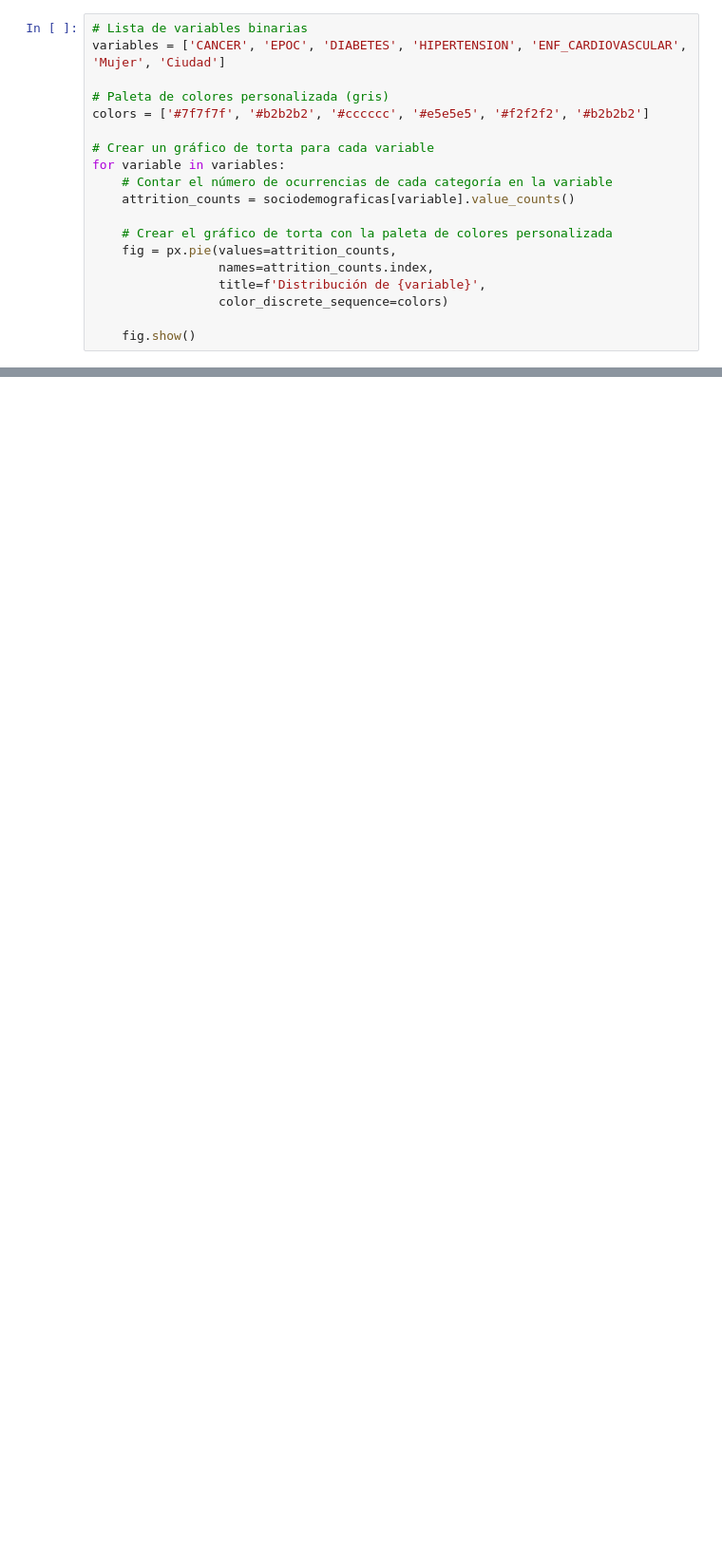
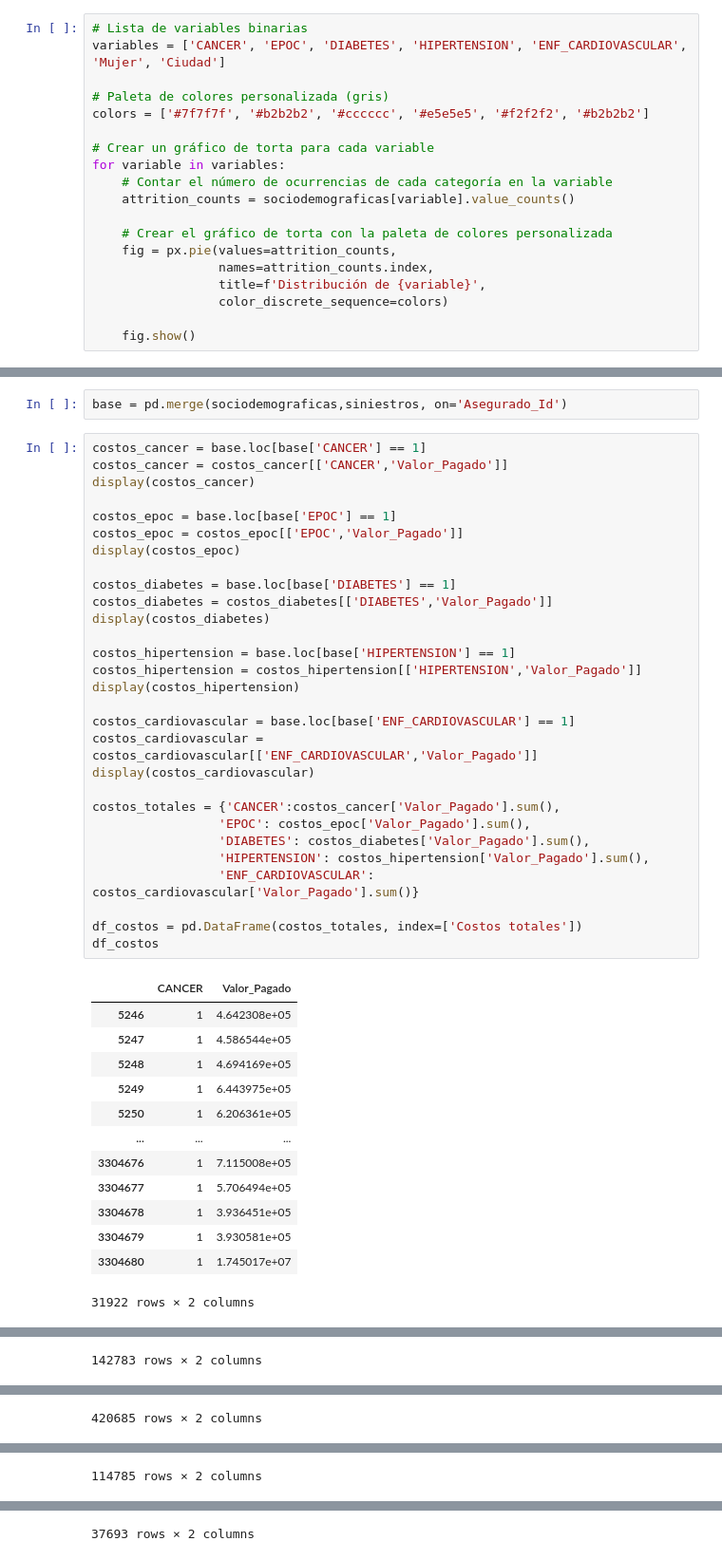
Before and after one commit to EstebanCaroP/Proyecto_Finanzas, a Jupyter notebook: C_Analisis_exploratorio.ipynb, the cells around one changed output, grey strips where cells are left out. Shown: that part at 95% size. Drawn from its saved outputs; the diff is of its cells as text; blank space fills up the shorter version.

```diff
--- a/C_Analisis_exploratorio.ipynb
+++ b/C_Analisis_exploratorio.ipynb
@@ -42,0 +56,45 @@ for variable in variables:
+# %%
+base = pd.merge(sociodemograficas,siniestros, on='Asegurado_Id')
+# %%
+costos_cancer = base.loc[base['CANCER'] == 1]
+costos_cancer = costos_cancer[['CANCER','Valor_Pagado']]
+display(costos_cancer)
+
+costos_epoc = base.loc[base['EPOC'] == 1]
+costos_epoc = costos_epoc[['EPOC','Valor_Pagado']]
+display(costos_epoc)
+
+costos_diabetes = base.loc[base['DIABETES'] == 1]
+costos_diabetes = costos_diabetes[['DIABETES','Valor_Pagado']]
+display(costos_diabetes)
+
+costos_hipertension = base.loc[base['HIPERTENSION'] == 1]
+costos_hipertension = costos_hipertension[['HIPERTENSION','Valor_Pagado']]
+display(costos_hipertension)
+
+costos_cardiovascular = base.loc[base['ENF_CARDIOVASCULAR'] == 1]
+costos_cardiovascular = costos_cardiovascular[['ENF_CARDIOVASCULAR','Valor_Pagado']]
+display(costos_cardiovascular)
+
+costos_totales = {'CANCER':costos_cancer['Valor_Pagado'].sum(),
+                 'EPOC': costos_epoc['Valor_Pagado'].sum(),
+                 'DIABETES': costos_diabetes['Valor_Pagado'].sum(),
+                 'HIPERTENSION': costos_hipertension['Valor_Pagado'].sum(),
+                 'ENF_CARDIOVASCULAR': costos_cardiovascular['Valor_Pagado'].sum()}
+
+df_costos = pd.DataFrame(costos_totales, index=['Costos totales'])
+df_costos
+# %% [output]
+|  | CANCER | Valor_Pagado |
+| 5246 | 1 | 4.642308e+05 |
+| 5247 | 1 | 4.586544e+05 |
+| 5248 | 1 | 4.694169e+05 |
+| 5249 | 1 | 6.443975e+05 |
+| 5250 | 1 | 6.206361e+05 |
+| ... | ... | ... |
+| 3304676 | 1 | 7.115008e+05 |
+| 3304677 | 1 | 5.706494e+05 |
+| 3304678 | 1 | 3.936451e+05 |
+| 3304679 | 1 | 3.930581e+05 |
+| 3304680 | 1 | 1.745017e+07 |
+31922 rows × 2 columns
@@ -42,0 +113 @@ for variable in variables:
+142783 rows × 2 columns
@@ -42,0 +126 @@ for variable in variables:
+420685 rows × 2 columns
@@ -42,0 +139 @@ for variable in variables:
+114785 rows × 2 columns
@@ -42,0 +152 @@ for variable in variables:
+37693 rows × 2 columns
```
Also changed, not shown: parts of 4 cells of this notebook, 1 other file.
